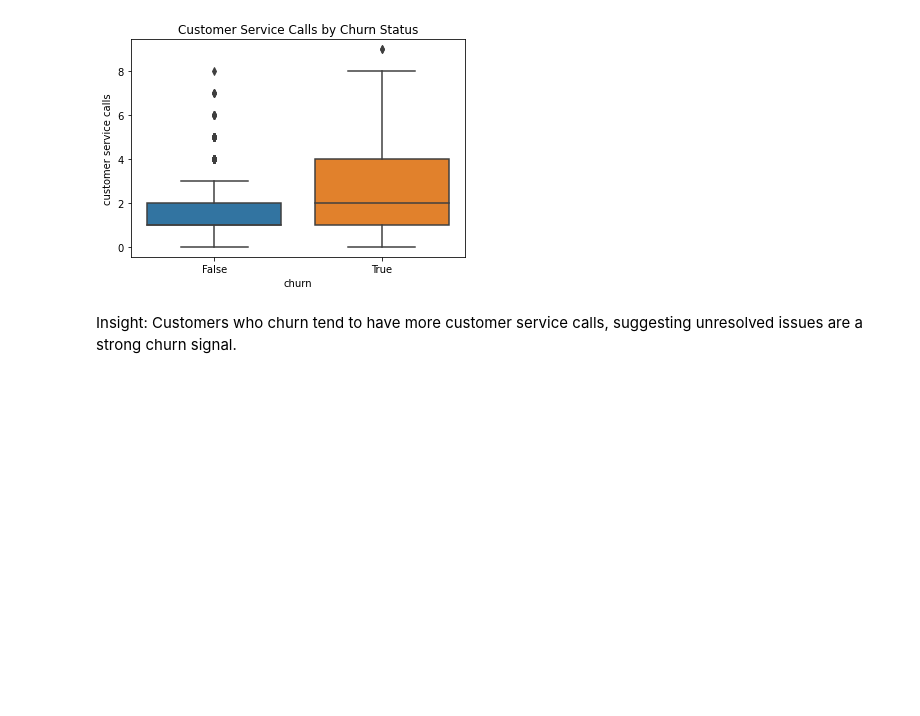
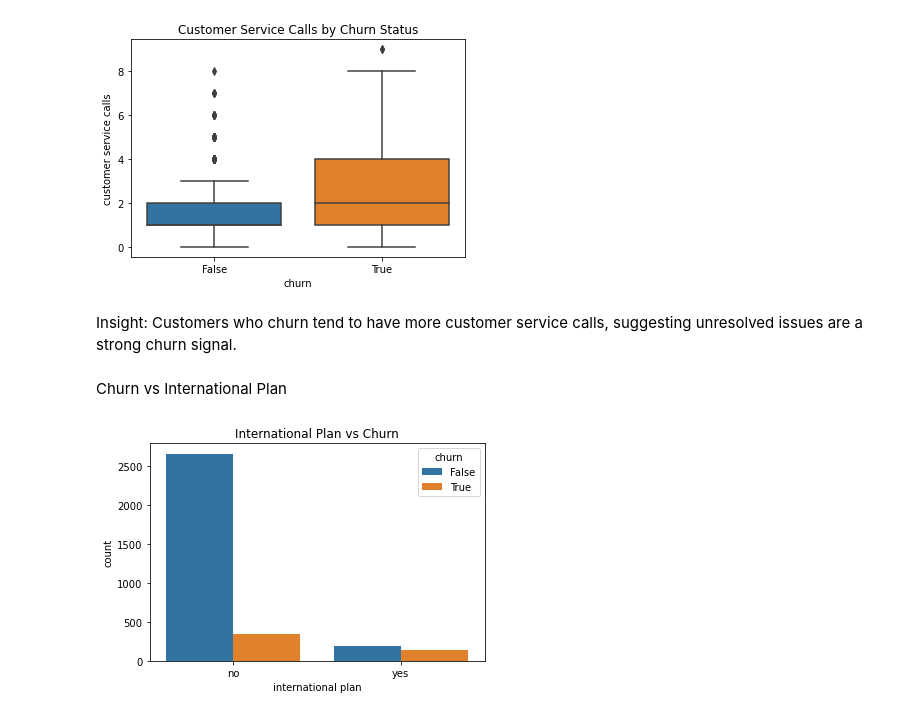
Before and after one commit to triciatoo/Phase-3-Project, a Jupyter notebook: index.ipynb, the cells around one changed output. Saved outputs shown, nothing was run; the diff lists cells and outputs as text; code cells hidden in the pictures; blank space fills up the shorter version.

```diff
--- a/index.ipynb
+++ b/index.ipynb
@@ -90,3 +90,11 @@ plt.show()
 [figure]
 # %% [markdown]
 Insight: Customers who churn tend to have more customer service calls, suggesting unresolved issues are a strong churn signal.
+# %% [markdown]
+Churn vs International Plan
+# %%
+sns.countplot(x='international plan', hue='churn', data=df)
+plt.title('International Plan vs Churn')
+plt.show()
+# %% [output]
+[figure, added]
```
Also changed, not shown: parts of 4 cells of this notebook.
